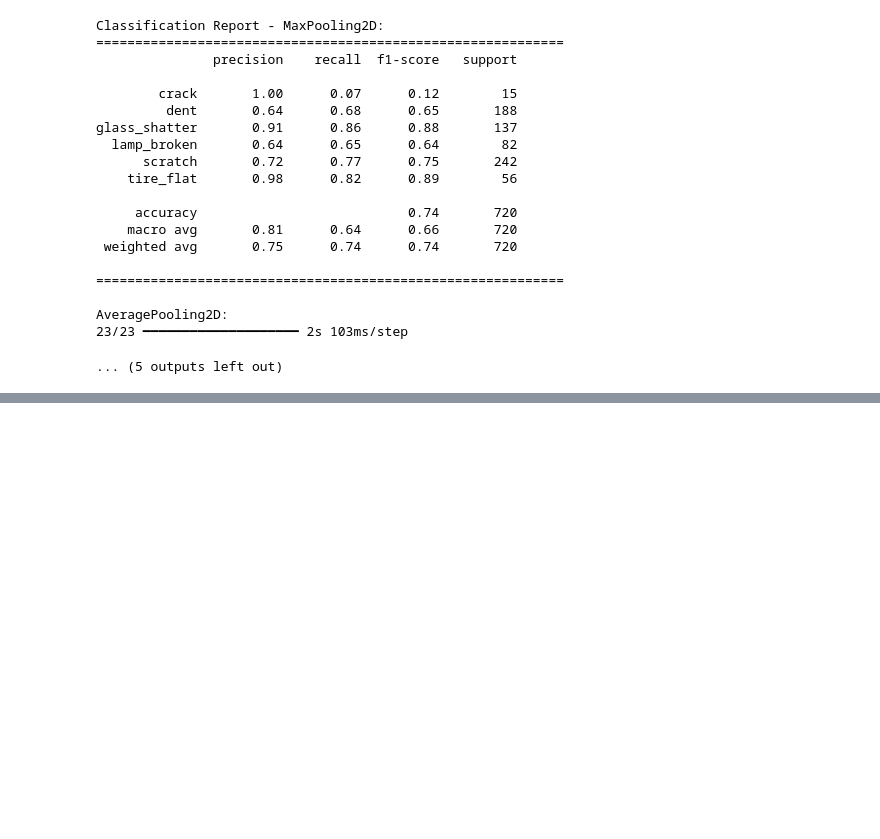
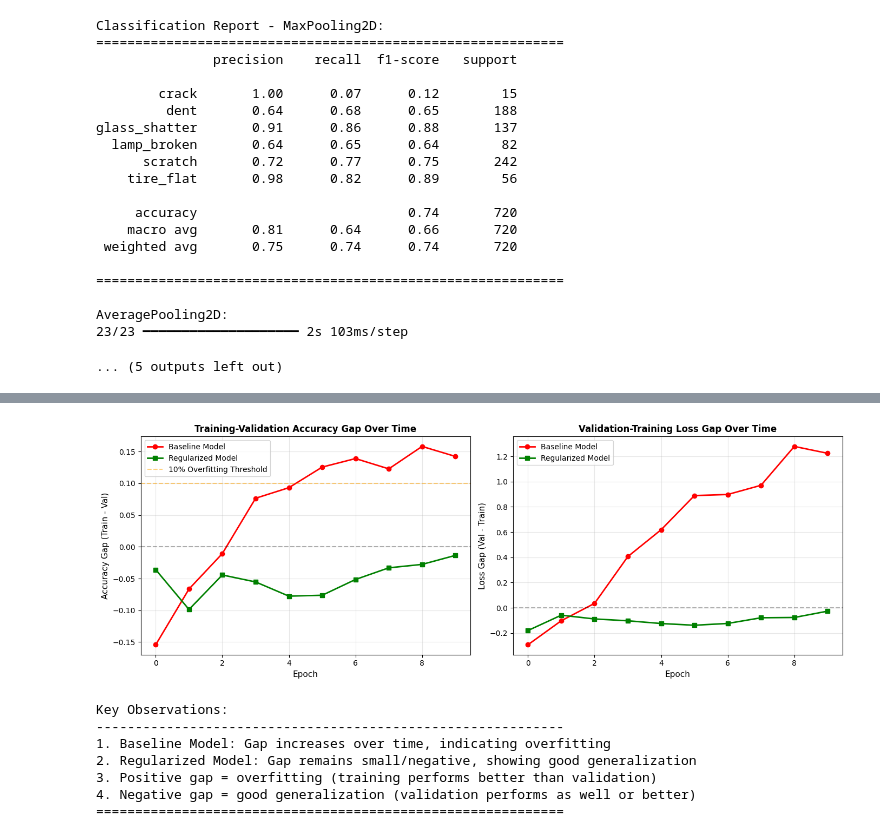
Before and after one commit to dannywu1101/AIFinalProject, a Jupyter notebook: Component2.ipynb, the cells around one changed output, grey strips where cells are left out. Drawn from its saved outputs; the diff is of its cells as text; code cells hidden in the pictures; blank space fills up the shorter version.

```diff
--- a/Component2.ipynb
+++ b/Component2.ipynb
@@ -2109,0 +2420,56 @@ AveragePooling2D:
+# %%
+# Compare gap between training and validation across epochs
+fig, axes = plt.subplots(1, 2, figsize=(14, 5))
+
+# Calculate gap for each epoch
+baseline_gaps = [history_baseline.history['accuracy'][i] - history_baseline.history['val_accuracy'][i]
+                 for i in range(len(history_baseline.history['accuracy']))]
+reg_gaps = [history_reg.history['accuracy'][i] - history_reg.history['val_accuracy'][i]
+            for i in range(len(history_reg.history['accuracy']))]
+
+# Plot accuracy gap
+axes[0].plot(baseline_gaps, label='Baseline Model', linewidth=2, color='red', marker='o')
+axes[0].plot(reg_gaps, label='Regularized Model', linewidth=2, color='green', marker='s')
+axes[0].axhline(y=0, color='black', linestyle='--', alpha=0.3)
+axes[0].axhline(y=0.1, color='orange', linestyle='--', alpha=0.5, label='10% Overfitting Threshold')
+axes[0].set_xlabel('Epoch', fontsize=11)
+axes[0].set_ylabel('Accuracy Gap (Train - Val)', fontsize=11)
+axes[0].set_title('Training-Validation Accuracy Gap Over Time', fontsize=12, fontweight='bold')
+axes[0].legend()
+axes[0].grid(True, alpha=0.3)
+
+# Calculate loss gap
+baseline_loss_gaps = [history_baseline.history['val_loss'][i] - history_baseline.history['loss'][i]
+                      for i in range(len(history_baseline.history['loss']))]
+reg_loss_gaps = [history_reg.history['val_loss'][i] - history_reg.history['loss'][i]
+                 for i in range(len(history_reg.history['loss']))]
+
+# Plot loss gap
+axes[1].plot(baseline_loss_gaps, label='Baseline Model', linewidth=2, color='red', marker='o')
+axes[1].plot(reg_loss_gaps, label='Regularized Model', linewidth=2, color='green', marker='s')
+axes[1].axhline(y=0, color='black', linestyle='--', alpha=0.3)
+axes[1].set_xlabel('Epoch', fontsize=11)
+axes[1].set_ylabel('Loss Gap (Val - Train)', fontsize=11)
+axes[1].set_title('Validation-Training Loss Gap Over Time', fontsize=12, fontweight='bold')
+axes[1].legend()
+axes[1].grid(True, alpha=0.3)
+
+plt.tight_layout()
+plt.show()
+
+print("\nKey Observations:")
+print("-"*60)
+print("1. Baseline Model: Gap increases over time, indicating overfitting")
+print("2. Regularized Model: Gap remains small/negative, showing good generalization")
+print("3. Positive gap = overfitting (training performs better than validation)")
+print("4. Negative gap = good generalization (validation performs as well or better)")
+print("="*60)
+# %% [output]
+[figure, added]
+Key Observations:
+------------------------------------------------------------
+1. Baseline Model: Gap increases over time, indicating overfitting
+2. Regularized Model: Gap remains small/negative, showing good generalization
+3. Positive gap = overfitting (training performs better than validation)
+4. Negative gap = good generalization (validation performs as well or better)
+============================================================
```
Also changed, not shown: parts of 14 cells of this notebook.
